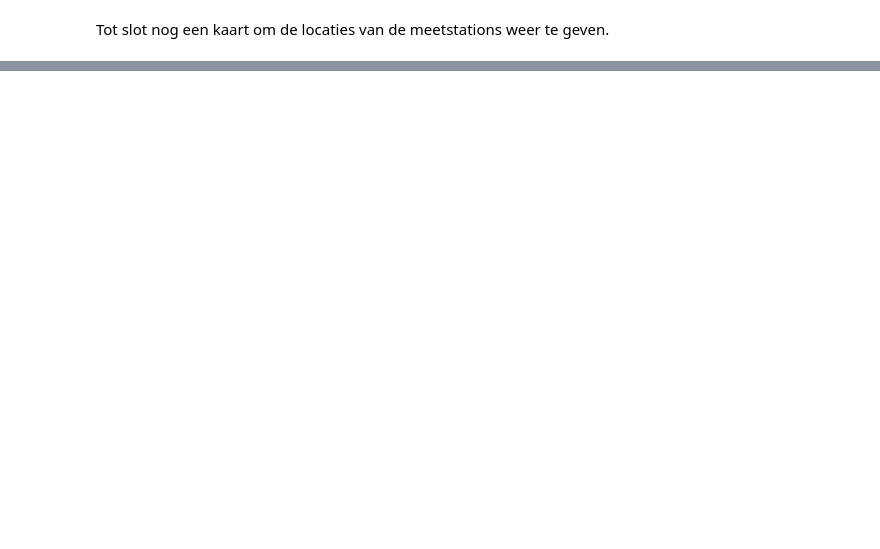
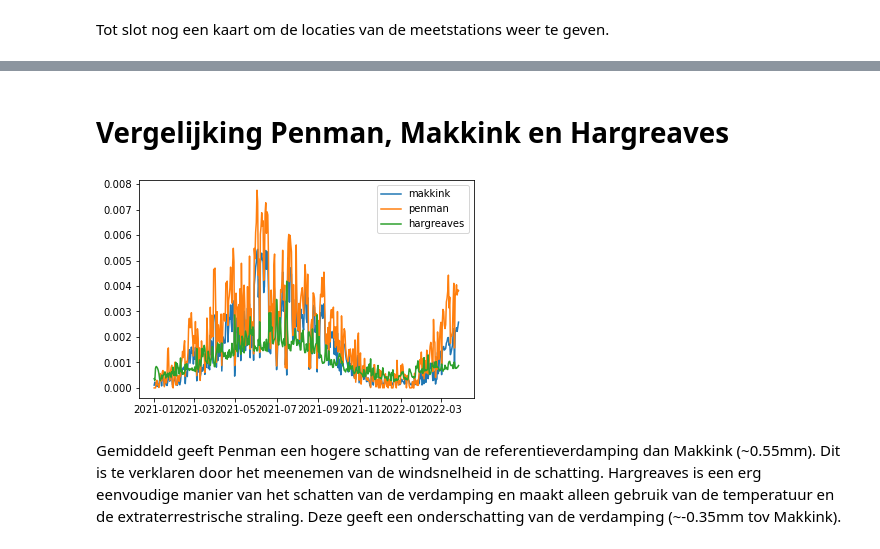
Before and after one commit to ArtesiaWater/hydropandas, a Jupyter notebook: examples/02_knmi_observations.ipynb, the cells around one changed output, grey strips where cells are left out. Saved outputs shown, nothing was run; the diff lists cells and outputs as text; code cells hidden in the pictures; blank space fills up the shorter version.

```diff
--- a/examples/02_knmi_observations.ipynb
+++ b/examples/02_knmi_observations.ipynb
@@ -287,0 +316,15 @@ ERROR:fiona._env:PROJ: proj_create_from_database: Cannot find proj.db
+# %%
+penm = EvaporationObs.from_knmi(260, et_type='penman').squeeze()
+harg = EvaporationObs.from_knmi(260, et_type='hargreaves').squeeze()
+# %% [markdown]
+# Vergelijking Penman, Makkink en Hargreaves
+# %%
+f, ax = plt.subplots(figsize=(6,4))
+ax.plot(makk, label=makk.name)
+ax.plot(penm, label=penm.name)
+ax.plot(harg, label=harg.name)
+ax.legend();
+# %% [output]
+[figure, added]
+# %% [markdown]
+Gemiddeld geeft Penman een hogere schatting van de referentieverdamping dan Makkink (~0.55mm). Dit is te verklaren door het meenemen van de windsnelheid in de schatting. Hargreaves is een erg eenvoudige manier van het schatten van de verdamping en maakt alleen gebruik van de temperatuur en de extraterrestrische straling. Deze geeft een onderschatting van de verdamping (~-0.35mm tov Makkink).
```
Also changed, not shown: parts of 11 cells of this notebook.
